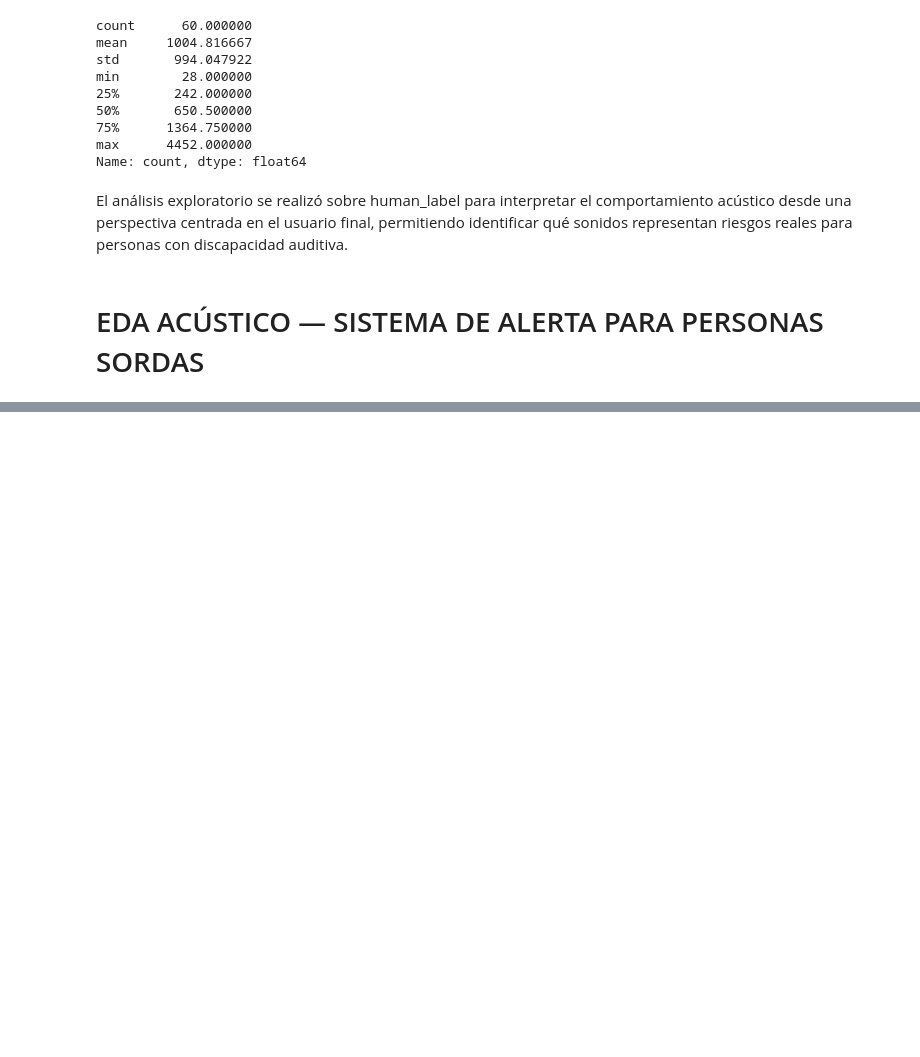
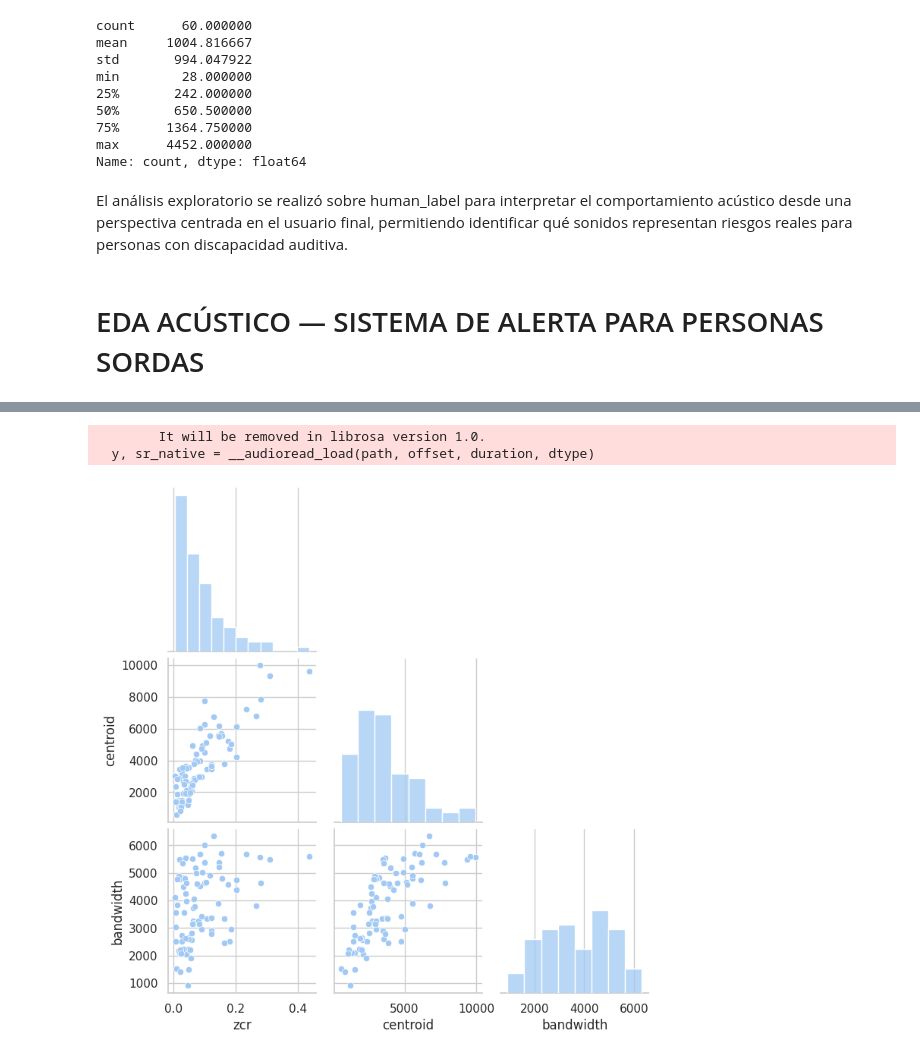
Before and after one commit to andrupax94/proyecto4geeks, a Jupyter notebook: notebooks/01_eda.ipynb, the cells around one changed output, grey strips where cells are left out. Saved outputs shown, nothing was run; the diff lists cells and outputs as text; code cells hidden in the pictures; blank space fills up the shorter version.

```diff
--- a/notebooks/01_eda.ipynb
+++ b/notebooks/01_eda.ipynb
@@ -392,5 +386,5 @@ El análisis exploratorio se realizó sobre human_label para interpretar el comp
 audio_eda = eda.copy()
 # %%
 sample_path = audio_eda[audio_eda["file_exists"] == True]["path"].iloc[0]
-
+sample_path = RAW_DIR / sample_path
 y, sr = librosa.load(sample_path, sr=None)
@@ -511,13 +513,18 @@ def extract_features(path):
 # %%
 features = []
 
 for p in audio_eda["path"].sample(100):
     try:
-        features.append(extract_features(p))
+        path = RAW_DIR / p
+        features.append(extract_features(path))
     except:
         pass
 
 feat_df = pd.DataFrame(features)
 
 sns.pairplot(feat_df, corner=True)
 plt.show()
+# %% [output]
+        It will be removed in librosa version 1.0.
+  y, sr_native = __audioread_load(path, offset, duration, dtype)
+[figure, added]
```
Also changed, not shown: parts of 38 cells of this notebook.
